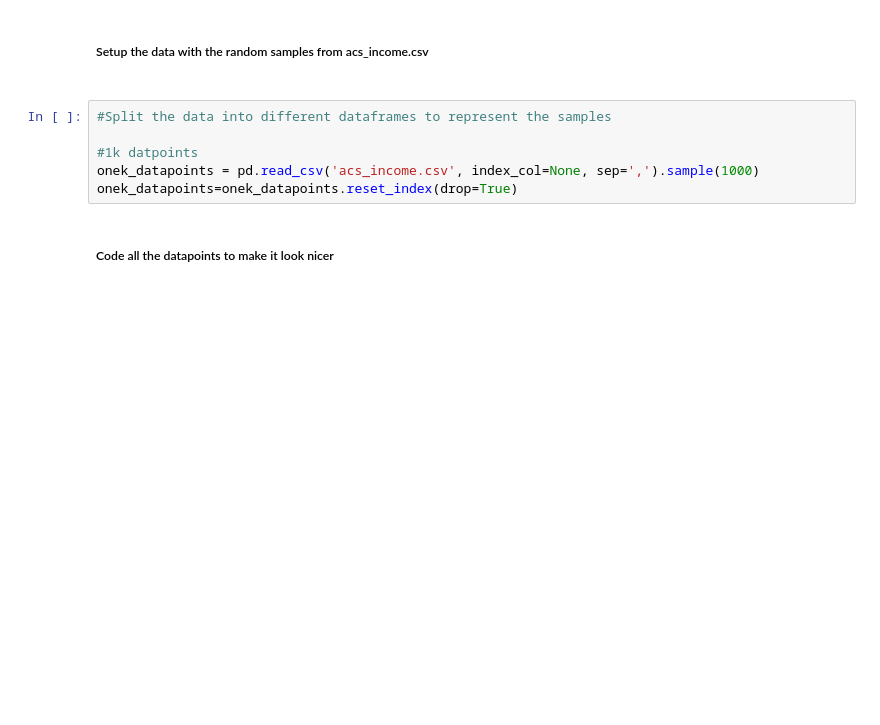
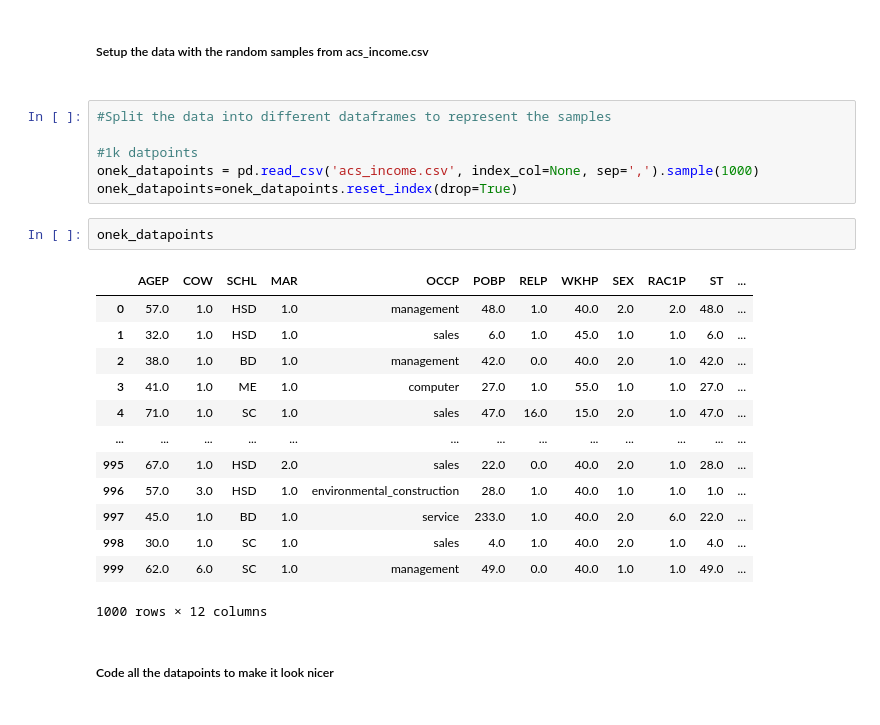
Before and after one commit to s-thandri/labelflipping, a Jupyter notebook: acs_income/acs_income_sampling/acs_income_age_notebook/acs_income_age_1k.ipynb, the cells around one changed output. Saved outputs shown, nothing was run; the diff lists cells and outputs as text; blank space fills up the shorter version.

```diff
--- a/acs_income/acs_income_sampling/acs_income_age_notebook/acs_income_age_1k.ipynb
+++ b/acs_income/acs_income_sampling/acs_income_age_notebook/acs_income_age_1k.ipynb
@@ -100,6 +137,22 @@ def logistic_regression(train_dataset, independent_var, dependent_var, concat_co
 #1k datpoints
 onek_datapoints = pd.read_csv('acs_income.csv', index_col=None, sep=',').sample(1000)
 onek_datapoints=onek_datapoints.reset_index(drop=True)
+# %%
+onek_datapoints
+# %% [output]
+|  | AGEP | COW | SCHL | MAR | OCCP | POBP | RELP | WKHP | SEX | RAC1P | ST | ... |
+| 0 | 57.0 | 1.0 | HSD | 1.0 | management | 48.0 | 1.0 | 40.0 | 2.0 | 2.0 | 48.0 | ... |
+| 1 | 32.0 | 1.0 | HSD | 1.0 | sales | 6.0 | 1.0 | 45.0 | 1.0 | 1.0 | 6.0 | ... |
+| 2 | 38.0 | 1.0 | BD | 1.0 | management | 42.0 | 0.0 | 40.0 | 2.0 | 1.0 | 42.0 | ... |
+| 3 | 41.0 | 1.0 | ME | 1.0 | computer | 27.0 | 1.0 | 55.0 | 1.0 | 1.0 | 27.0 | ... |
+| 4 | 71.0 | 1.0 | SC | 1.0 | sales | 47.0 | 16.0 | 15.0 | 2.0 | 1.0 | 47.0 | ... |
+| ... | ... | ... | ... | ... | ... | ... | ... | ... | ... | ... | ... | ... |
+| 995 | 67.0 | 1.0 | HSD | 2.0 | sales | 22.0 | 0.0 | 40.0 | 2.0 | 1.0 | 28.0 | ... |
+| 996 | 57.0 | 3.0 | HSD | 1.0 | environmental_construction | 28.0 | 1.0 | 40.0 | 1.0 | 1.0 | 1.0 | ... |
+| 997 | 45.0 | 1.0 | BD | 1.0 | service | 233.0 | 1.0 | 40.0 | 2.0 | 6.0 | 22.0 | ... |
+| 998 | 30.0 | 1.0 | SC | 1.0 | sales | 4.0 | 1.0 | 40.0 | 2.0 | 1.0 | 4.0 | ... |
+| 999 | 62.0 | 6.0 | SC | 1.0 | management | 49.0 | 0.0 | 40.0 | 1.0 | 1.0 | 49.0 | ... |
+1000 rows × 12 columns
 # %% [markdown]
 <h5>Code all the datapoints to make it look nicer<h5>
 # %%
```
Also changed, not shown: parts of 7 cells of this notebook, 4 other files.
